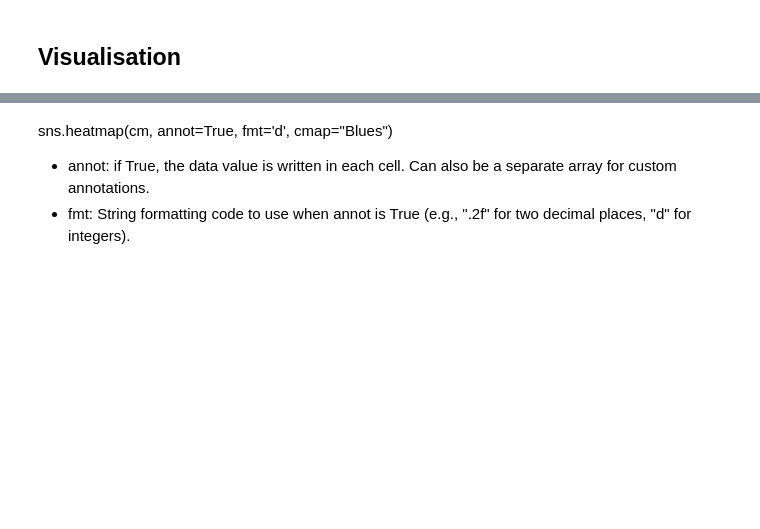
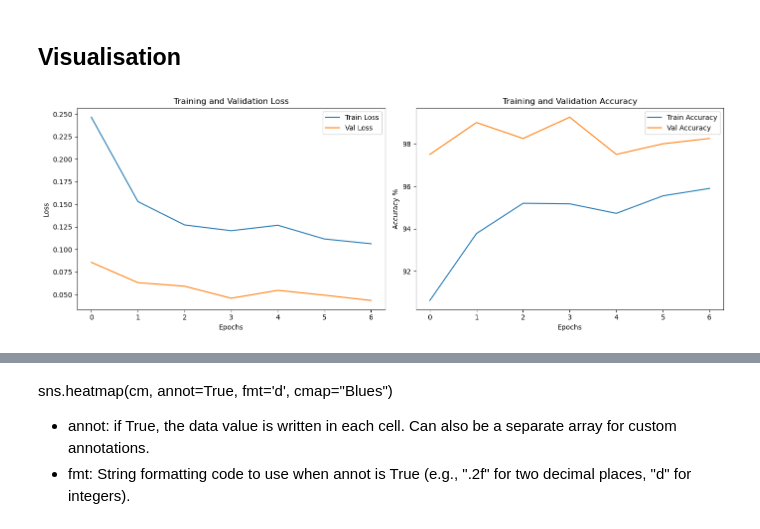
Before and after one commit to HYPEREON008/CV-stuff, a Jupyter notebook: day3-assignment/dogs_cats_classification.ipynb, the cells around one changed output, grey strips where cells are left out. Cells and saved outputs as stored; diff of their text form; code cells hidden in the pictures; blank space fills up the shorter version.

```diff
--- a/day3-assignment/dogs_cats_classification.ipynb
+++ b/day3-assignment/dogs_cats_classification.ipynb
@@ -284 +333,13 @@ for epoch in range(n_epochs):
+# %%
+base_dir = "C:\\Users\\SANMITRA\\The Multiverse\\Programming Stuff\\jupyter NB\\CV basics\\data\\data"
+test_data = datasets.ImageFolder(os.path.join(base_dir, 'test'), transform=val_transforms, loader=custom_pil_loader)
+test_loader = DataLoader(test_data, batch_size=32, shuffle=False)
+
+print(f"Test data size: {len(test_data)}")
+
+## load training curve data
+train_losses = np.load("train_losses.npy").tolist()
+train_accuracies = np.load("train_accuracies.npy").tolist()
+val_losses = np.load("val_losses.npy").tolist()
+val_accuracies = np.load("val_accuracies.npy").tolist()
 # %%
@@ -337,25 +400,27 @@ print(f"Test Accuracy: {test_accuracy:.2f}%")
 ## Visualisation
 # %%
 # Plot training curves
-fig, (ax1, ax2) = plt.subplots(1, 2, figsize(14, 5))
+fig, (ax1, ax2) = plt.subplots(1, 2, figsize=(14, 5))
 
 ax1.plot(train_losses, label="Train Loss")
 ax1.plot(val_losses, label="Val Loss")
 ax1.set_xlabel("Epochs")
 ax1.set_ylabel("Loss")
 ax1.set_title("Training and Validation Loss")
 ax1.legend()
 
 ax2.plot(train_accuracies, label="Train Accuracy")
 ax2.plot(val_accuracies, label="Val Accuracy")
 ax2.set_xlabel("Epochs")
 ax2.set_ylabel("Accuracy %")
 ax2.set_title("Training and Validation Accuracy")
 ax2.legend()
 
 plt.tight_layout()
-# plt.save_fig("training_curves.png")
+plt.savefig("training_curves.png")
 plt.show()
+# %% [output]
+[figure, added]
 # %%
 # Confusion Matrix
 cmatrix = confusion_matrix(all_labels, all_predictions)
```
Also changed, not shown: parts of 12 cells of this notebook, 9 other files.
